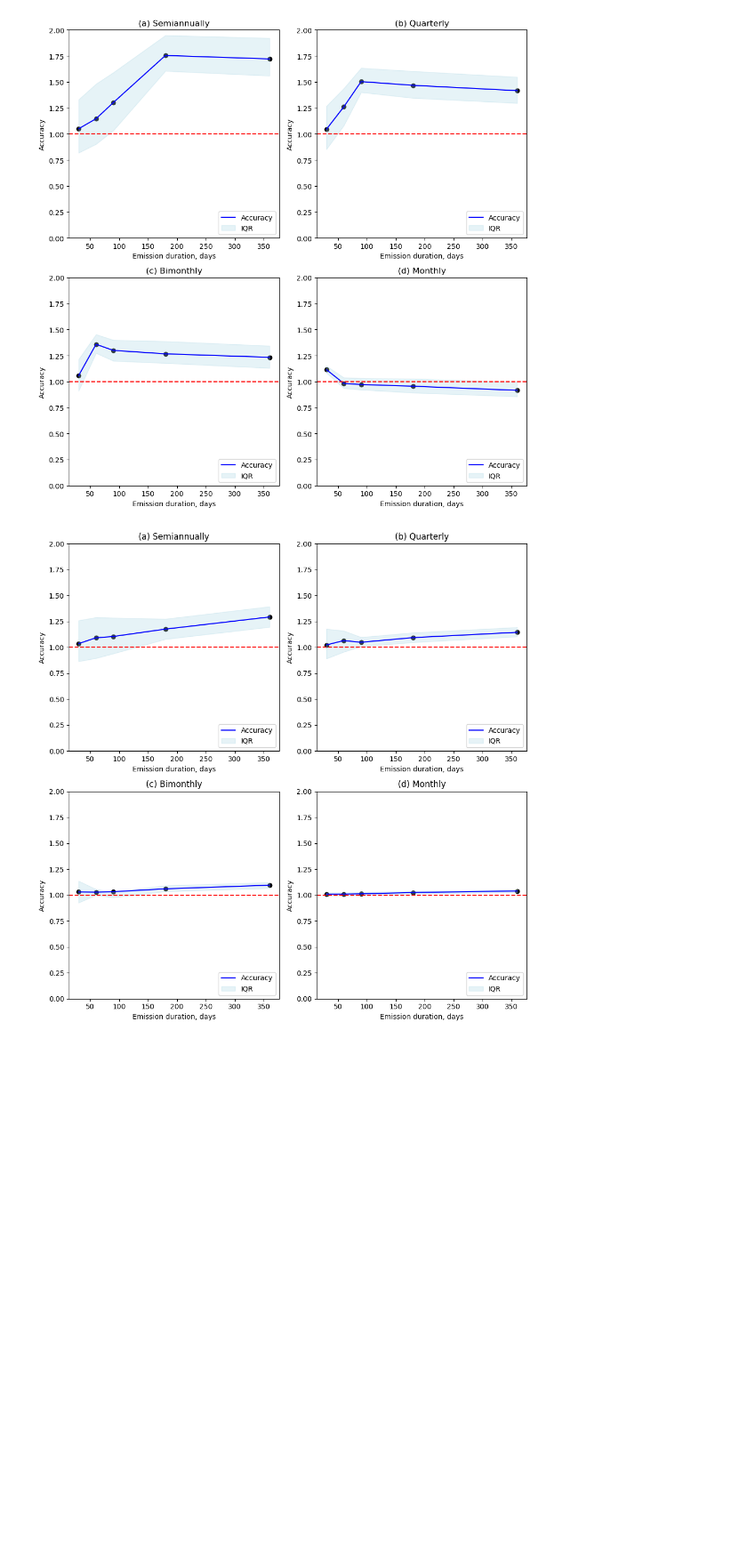
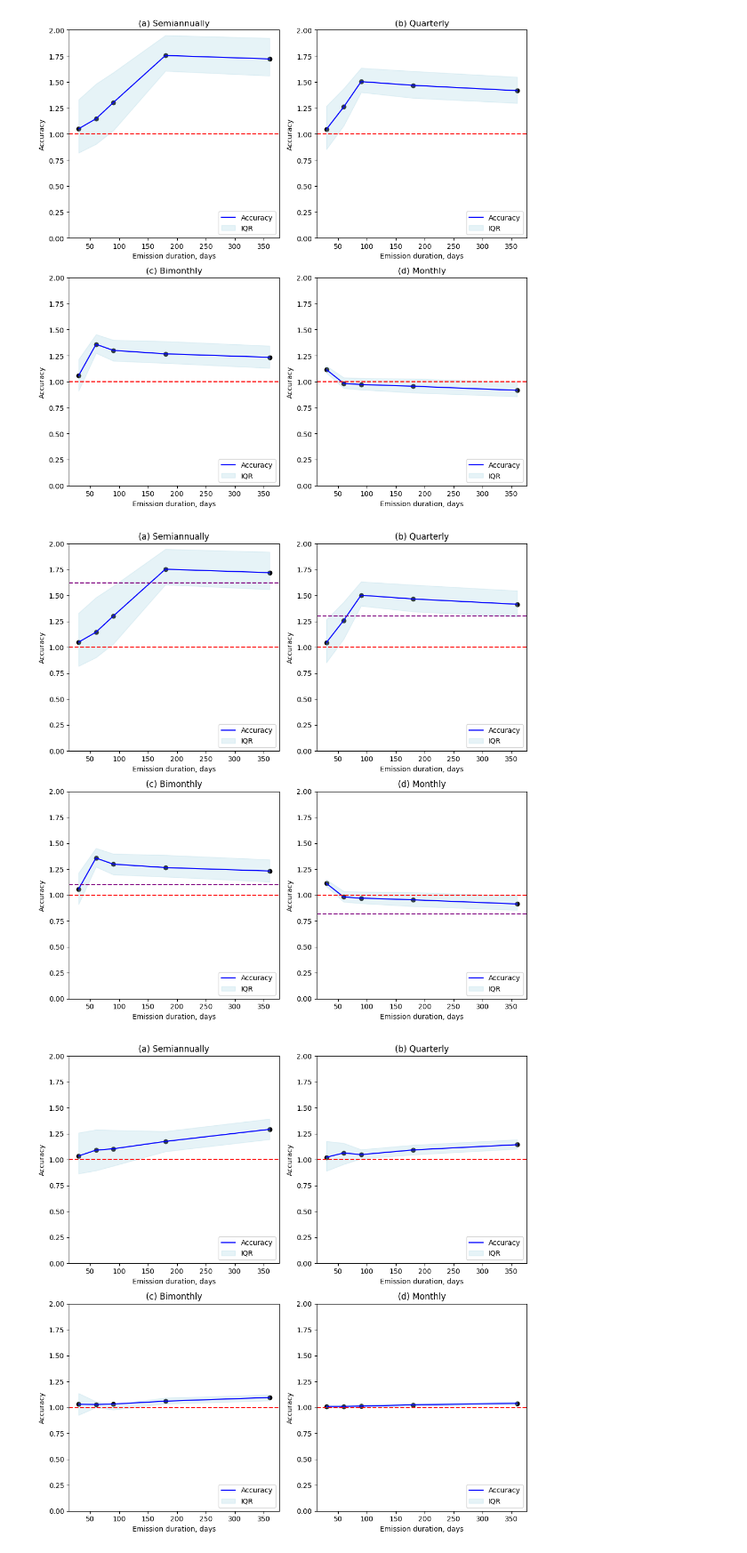
Before and after one commit to HJJJJX/Figure-Plotting, a Jupyter notebook: Uncertainty_Plot.ipynb, the cells around one changed output. Shown at 89% size. Saved outputs shown, nothing was run; the diff lists cells and outputs as text; code cells hidden in the pictures; blank space fills up the shorter version.

```diff
--- a/Uncertainty_Plot.ipynb
+++ b/Uncertainty_Plot.ipynb
@@ -199,6 +199,74 @@ plt.tight_layout()
 plt.show()
 # %% [output]
 [figure]
+# %%
+#Repair
+import matplotlib.pyplot as plt
+import numpy as np
+
+# Sample data for scatter plots
+x_values = [[360, 180, 90, 60, 30], [360, 180, 90, 60, 30], [360, 180, 90, 60, 30], [360, 180, 90, 60, 30]]
+y_values = [[72.1,75.4,30.2,14.6,5.0], [41.6,46.7,50.3,26,4.5], [23.3,26.6,29.9,35.8,5.8], [-8.5,-4.5,-2.9,-1.8,11.4]]
+
+# Calculate 25th and 75th percentiles
+percentile_25 = [
+    [55.9,60.5,3.3,-9.8,-18.1], [29.6,34.5,40,8,-14.7], [12.9,17.7,19.8,27.3,-8.8], [-14.4,-10.8,-7.9,-6.5,8.3]]
+percentile_75 = [
+    [92.1,94.8,59.1,48.1,33.1], [54.7,60.3,63.4,43.8,26.8], [34.3,38.7,39.9,45.3,21.5], [-0.6,2.7,3.2,3.8,15]]
+
+# Create subplots
+fig, axs = plt.subplots(2, 2, figsize=(10, 10))
+
+# Titles for each subplot
+titles = ["(a) Semiannually", "(b) Quarterly", "(c) Bimonthly", "(d) Monthly"]
+
+# Define common y-axis limits
+ylim_min = 0
+ylim_max = 2  # Adjust according to your data
+
+# y-values for horizontal lines
+horizontal_lines = [1.624, 1.300, 1.103, 0.819]
+
+# Plot data for each subplot
+for j in range(2):
+    for k in range(2):
+        idx = j * 2 + k
+        ax = axs[j, k]
+        ax.scatter(x_values[idx], (100 + np.array(y_values[idx]))/100, color="black")
+        ax.set_xlabel("Emission duration, days")
+        ax.set_ylabel("Accuracy")
+        ax.tick_params(axis="y")
+
+        lns1 = ax.plot(x_values[idx], (100 + np.array(y_values[idx]))/100, linestyle="-", color="blue", label="Accuracy")
+
+        # Add shadow region for lns1
+        fill_between = ax.fill_between(
+            x_values[idx],
+            (100 + np.array(percentile_25[idx]))/100,
+            (100 + np.array(percentile_75[idx]))/100,
+            color="lightblue",
+            alpha=0.3,
+            label="IQR",
+        )
+
+        # Add red dashed line at y = 1.0
+        ax.axhline(y=1.0, color='red', linestyle='--')
+
+        # Add blue dashed horizontal line at specified y-value for each subplot
+        ax.axhline(y=horizontal_lines[idx], color='purple', linestyle='--')
+
+        # Set y-axis limits
+        ax.set_ylim(ylim_min, ylim_max)
+        ax.set_title(titles[idx])
+
+        # Create legend for each subplot
+        ax.legend(loc="lower right")
+
+plt.tight_layout()
+# plt.savefig(r'C:\Users\Haojun\Desktop\Uncertainty\Repair_frequency.png')
+plt.show()
+# %% [output]
+[figure, added]
 # %%
 #Non_Repair
 import matplotlib.pyplot as plt
```
Also changed, not shown: parts of 1 cell of this notebook.
